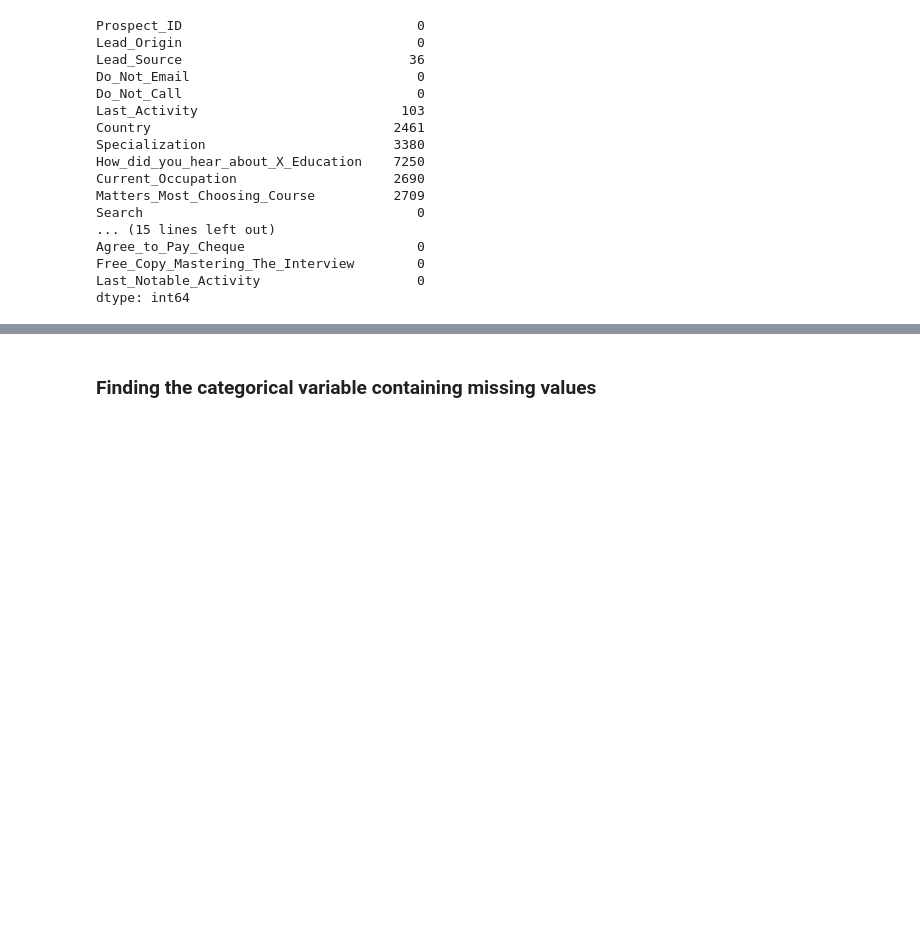
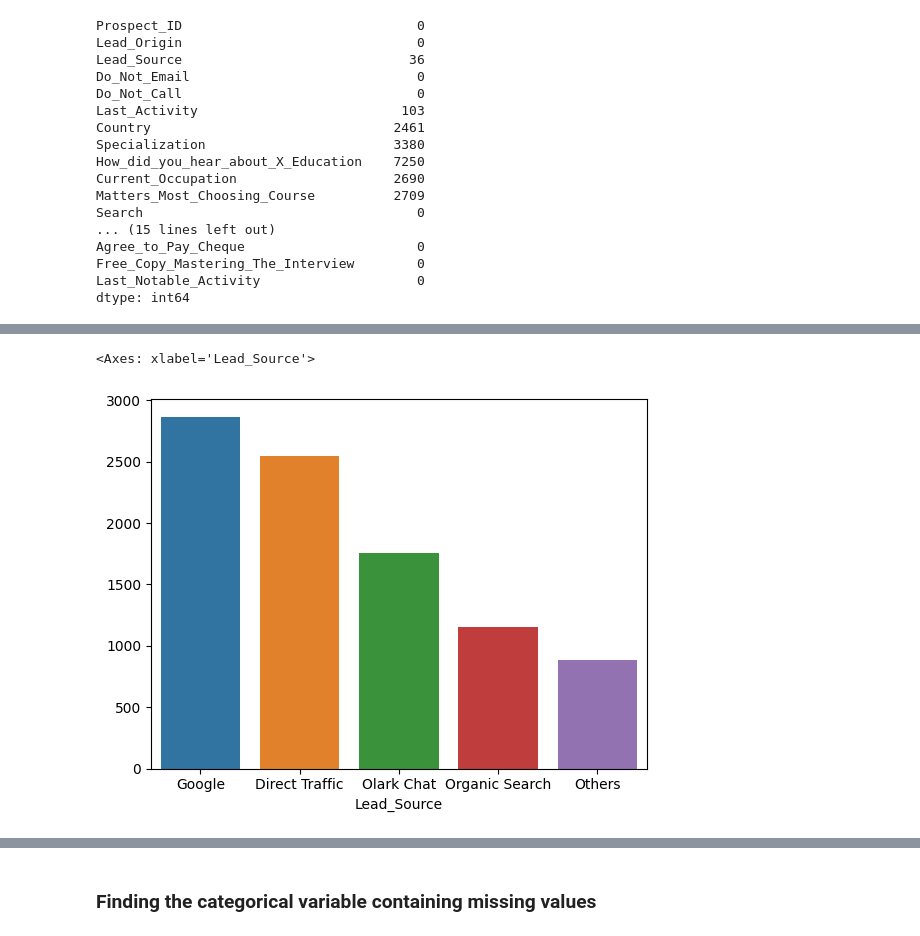
Before and after one commit to MrBinit/Supervised-Learning, a Jupyter notebook: logistic regression/Lead analysis.ipynb, the cells around one changed output, grey strips where cells are left out. Cells and saved outputs as stored; diff of their text form; code cells hidden in the pictures; blank space fills up the shorter version.

```diff
--- a/logistic regression/Lead analysis.ipynb
+++ b/logistic regression/Lead analysis.ipynb
@@ -238,0 +383,12 @@ data.City.isnull().sum()
+# %%
+def group_low_value_counts(data, column_name, threshold):
+    value_counts = data[column_name].value_counts()
+    low_value_counts = value_counts[value_counts < threshold].index
+    data.loc[data[column_name].isin(low_value_counts), column_name] = 'Others'
+    return data
+data = group_low_value_counts(data, column_name = 'Lead_Source', threshold = 700)
+bn = data.Lead_Source.value_counts()
+sns.barplot(x = bn.index, y = bn.values)
+# %% [output]
+<Axes: xlabel='Lead_Source'>
+[figure, added]
```
Also changed, not shown: parts of 91 cells of this notebook, 3 other files.
